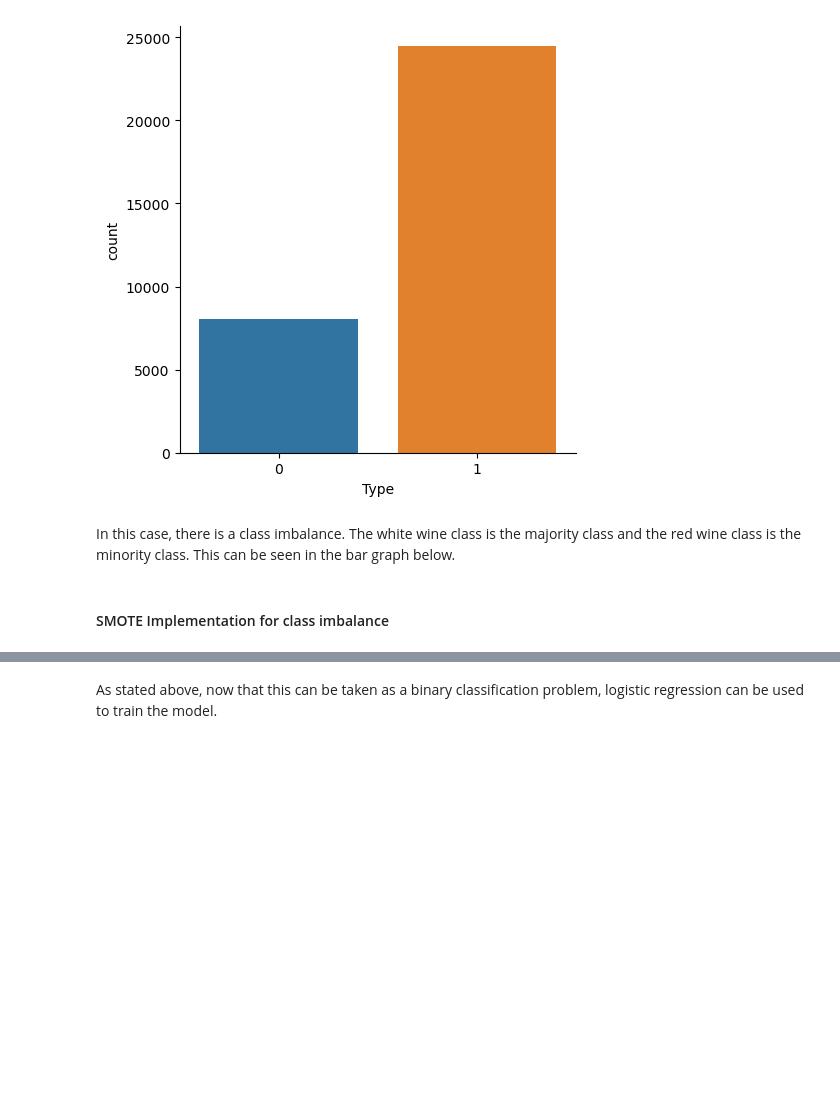
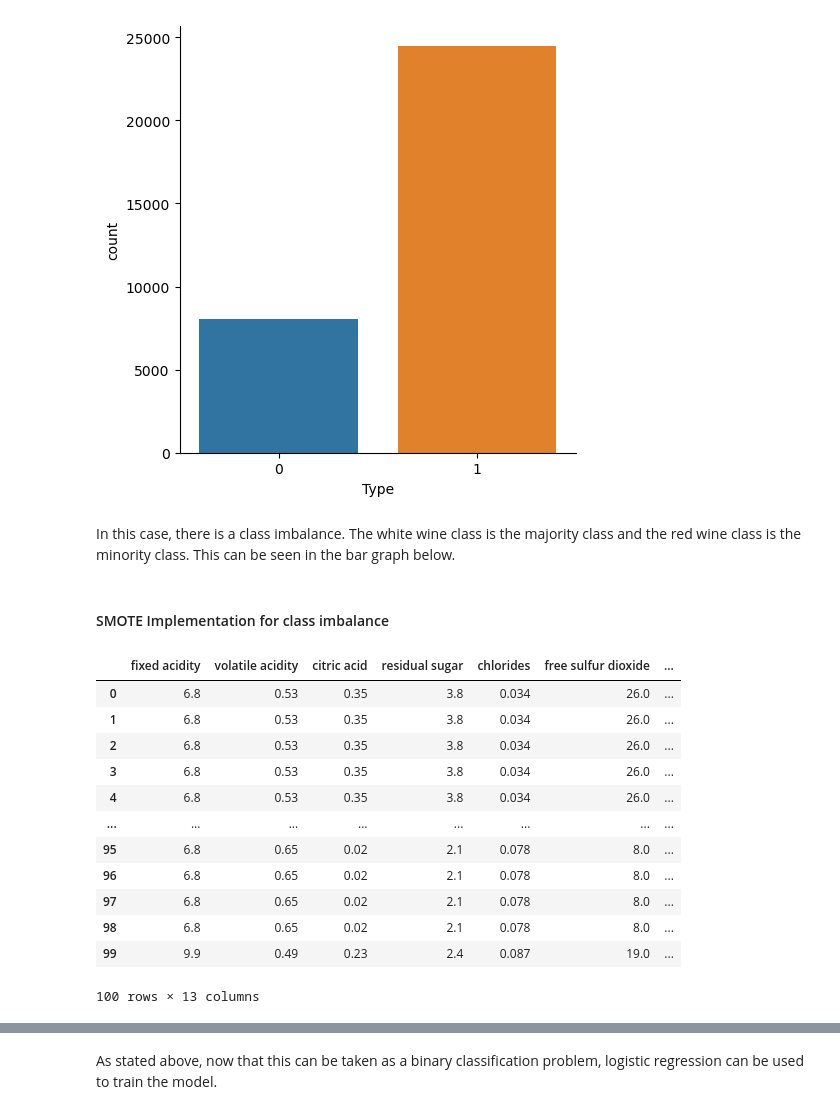
Before and after one commit to ThamodG/aiallianz, a Jupyter notebook: week1.ipynb, the cells around one changed output, grey strips where cells are left out. Cells and saved outputs as stored; diff of their text form; code cells hidden in the pictures; blank space fills up the shorter version.

```diff
--- a/week1.ipynb
+++ b/week1.ipynb
@@ -157,4 +169,20 @@ In this case, there is a class imbalance. The white wine class is the majority c
 # %%
 from imblearn.over_sampling import SMOTE
 smote = SMOTE(sampling_strategy='minority')
 sampled_data, sampled_targets = smote.fit_resample(data, target)
+df_new = pd.concat([pd.DataFrame(sampled_data), pd.DataFrame(sampled_targets)], axis=1)
+df_new.head(100)
+# %% [output]
+|  | fixed acidity | volatile acidity | citric acid | residual sugar | chlorides | free sulfur dioxide | ... |
+| 0 | 6.8 | 0.53 | 0.35 | 3.8 | 0.034 | 26.0 | ... |
+| 1 | 6.8 | 0.53 | 0.35 | 3.8 | 0.034 | 26.0 | ... |
+| 2 | 6.8 | 0.53 | 0.35 | 3.8 | 0.034 | 26.0 | ... |
+| 3 | 6.8 | 0.53 | 0.35 | 3.8 | 0.034 | 26.0 | ... |
+| 4 | 6.8 | 0.53 | 0.35 | 3.8 | 0.034 | 26.0 | ... |
+| ... | ... | ... | ... | ... | ... | ... | ... |
+| 95 | 6.8 | 0.65 | 0.02 | 2.1 | 0.078 | 8.0 | ... |
+| 96 | 6.8 | 0.65 | 0.02 | 2.1 | 0.078 | 8.0 | ... |
+| 97 | 6.8 | 0.65 | 0.02 | 2.1 | 0.078 | 8.0 | ... |
+| 98 | 6.8 | 0.65 | 0.02 | 2.1 | 0.078 | 8.0 | ... |
+| 99 | 9.9 | 0.49 | 0.23 | 2.4 | 0.087 | 19.0 | ... |
+100 rows × 13 columns
```
Also changed, not shown: parts of 38 cells of this notebook, 1 other file.
